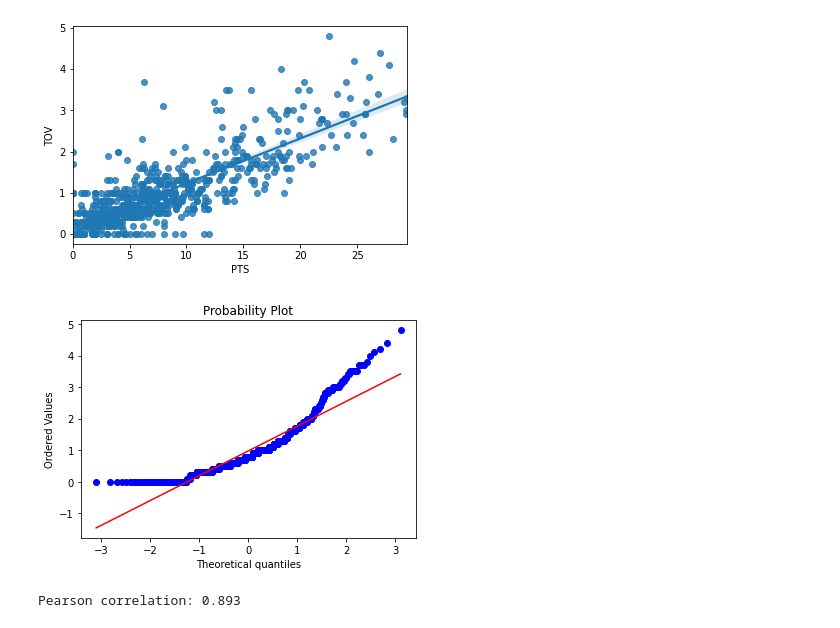
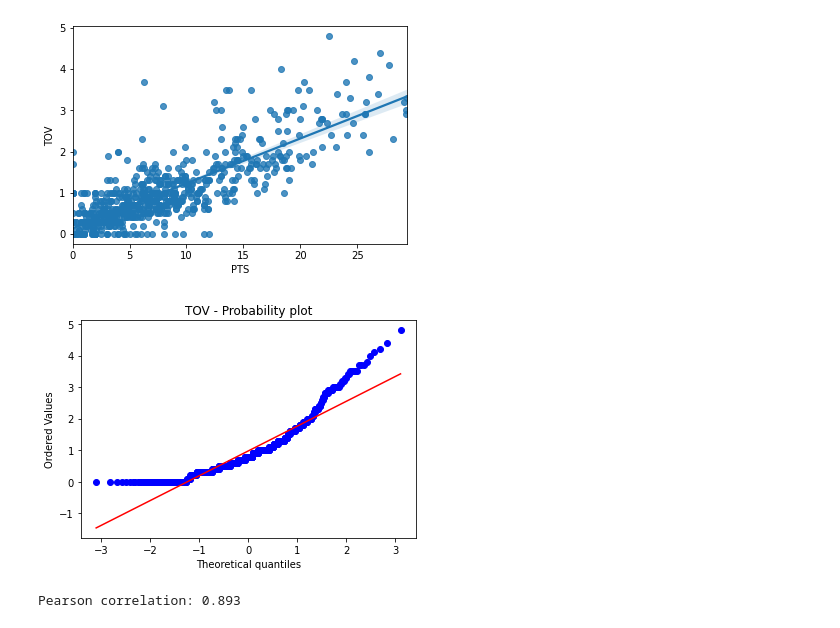
Before and after one commit to MennoCoehoorn/OZNAL, a Jupyter notebook: NBA.ipynb, the cells around one changed output. Cells and saved outputs as stored; diff of their text form; code cells hidden in the pictures.

```diff
--- a/NBA.ipynb
+++ b/NBA.ipynb
@@ -630,9 +654,11 @@ Pearson correlation: 0.818
 [figure]
 # %%
 stats.probplot(df['TOV'], dist="norm", plot=pylab)
+plt.title('TOV - Probability plot')
+plt.savefig('TOV-qq.png')
 pylab.show()
 # %% [output]
-[figure, old version]
+[figure, new version]
 # %%
 sns.regplot(x="PTS", y="MP", data=df)
 print("Pearson correlation: %.3f" % df['PTS'].corr(df['MP']))
```
Also changed, not shown: parts of 21 cells of this notebook, 15 other files.
